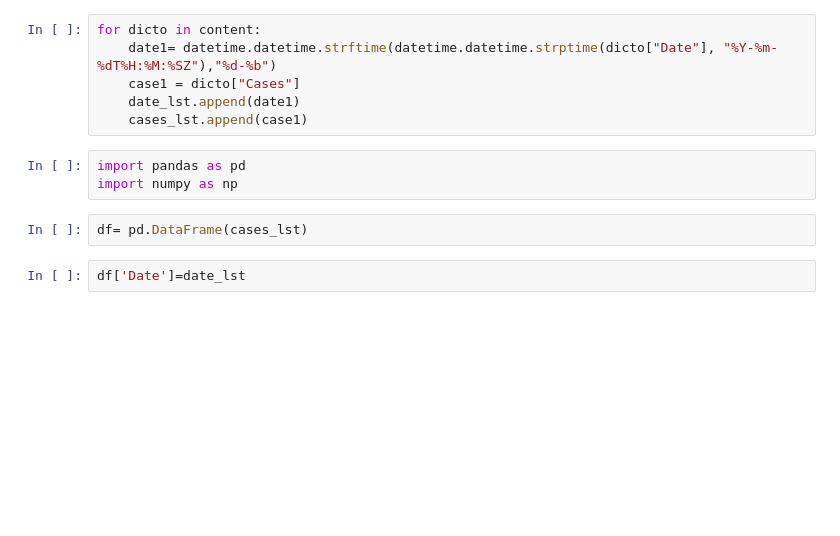
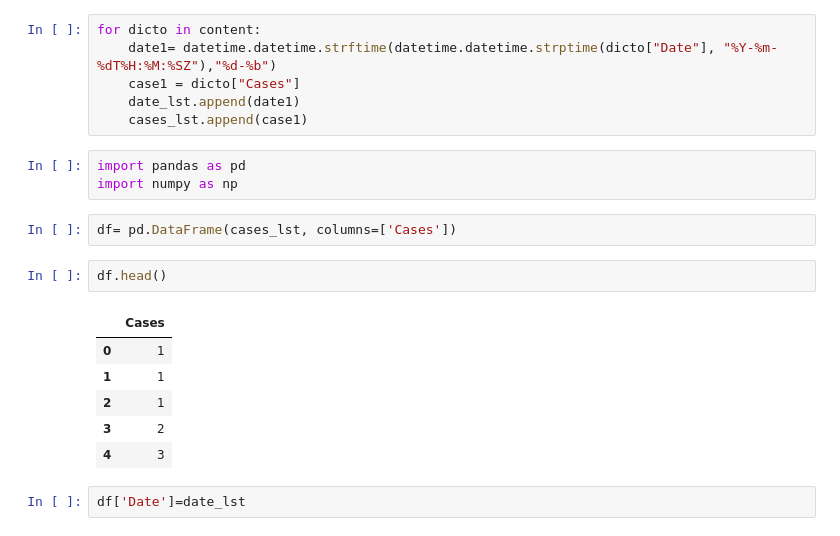
Before and after one commit to shekhark22/corona-cases-Statewise-Stats, a Jupyter notebook: Covid19_day_wise_Cases_In_India.ipynb, the cells around one changed output. Cells and saved outputs as stored; diff of their text form; blank space fills up the shorter version.

```diff
--- a/Covid19_day_wise_Cases_In_India.ipynb
+++ b/Covid19_day_wise_Cases_In_India.ipynb
@@ -36,7 +36,16 @@ for dicto in content:
 import pandas as pd
 import numpy as np
 # %%
-df= pd.DataFrame(cases_lst)
+df= pd.DataFrame(cases_lst, columns=['Cases'])
+# %%
+df.head()
+# %% [output]
+|  | Cases |
+| 0 | 1 |
+| 1 | 1 |
+| 2 | 1 |
+| 3 | 2 |
+| 4 | 3 |
 # %%
 df['Date']=date_lst
 # %%
```
Also changed, not shown: parts of 4 cells of this notebook.
